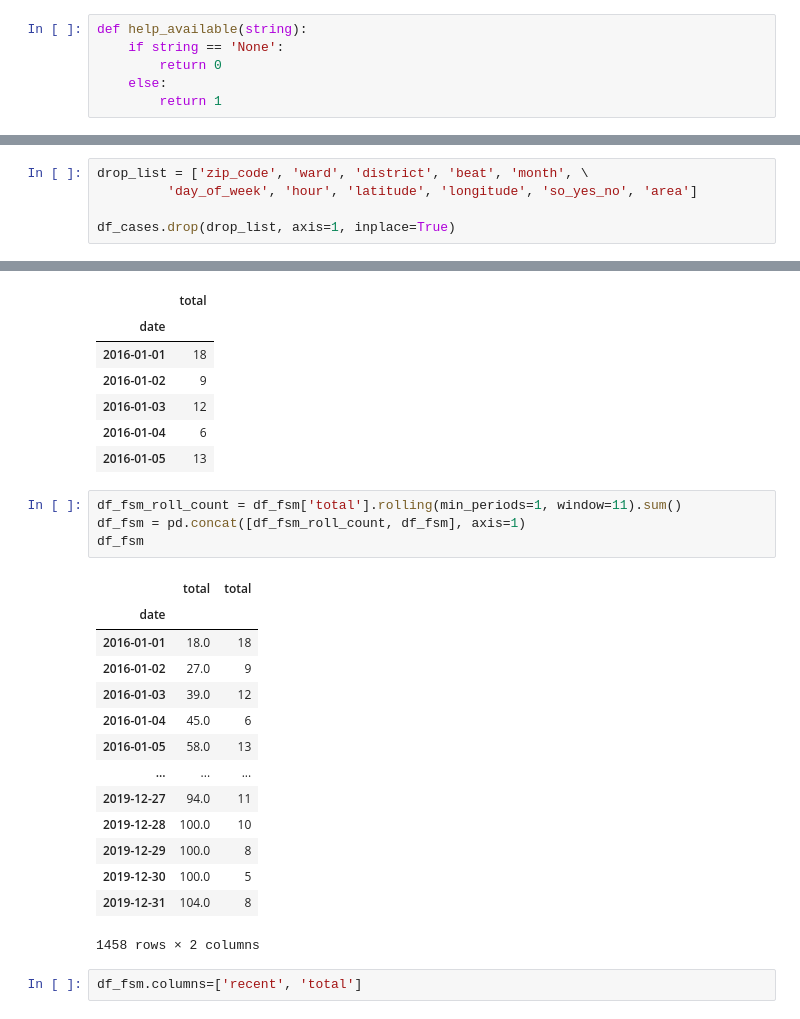
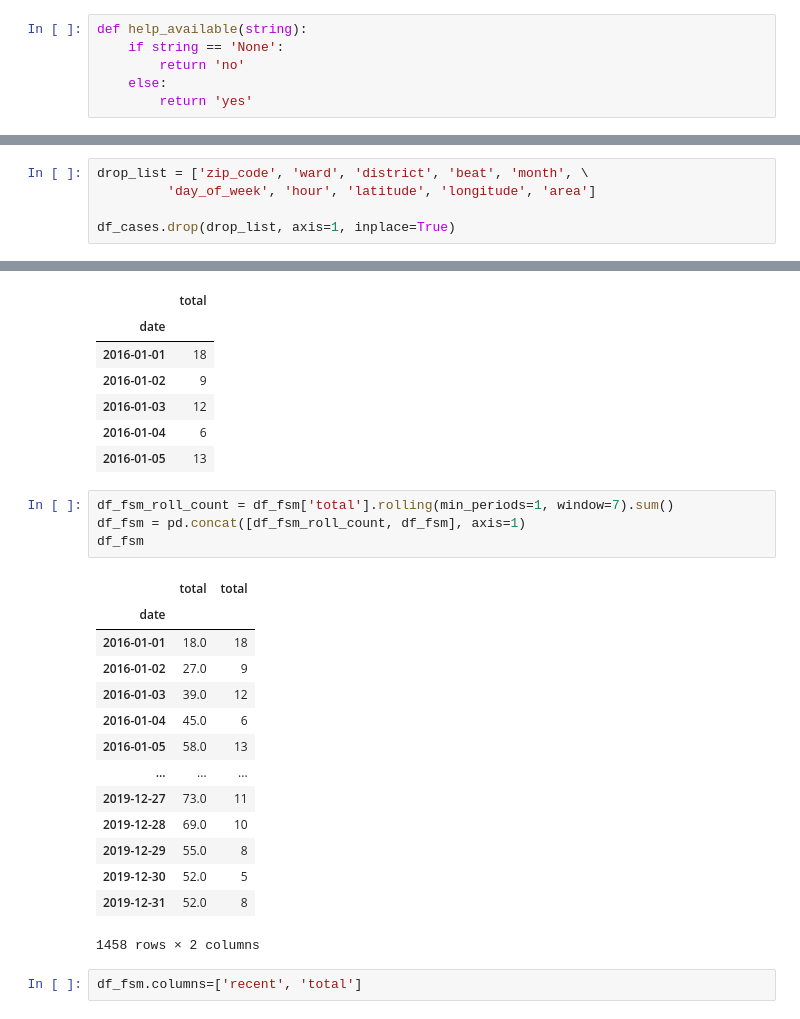
Before and after one commit to GeorgeFerre/chicago_violent_crime, a Jupyter notebook: Model.ipynb, the cells around one changed output, grey strips where cells are left out. Saved outputs shown, nothing was run; the diff lists cells and outputs as text.

```diff
--- a/Model.ipynb
+++ b/Model.ipynb
@@ -85,8 +85,8 @@ Name: iucr_secondary, dtype: int64
 # %%
 def help_available(string):
     if string == 'None':
-        return 0
+        return 'no'
     else:
-        return 1
+        return 'yes'
 # %%
 df['so_yes_no'] = df['street_outreach_organization'].map(help_available)
@@ -278,7 +292,7 @@ df_cases.head()
 | 4 | 2016-01-05 | 788118 | 217 | 32 | 116 | 11851 | 13 | 39 | 199 | 543.657052 | ... |
 # %%
 drop_list = ['zip_code', 'ward', 'district', 'beat', 'month', \
-         'day_of_week', 'hour', 'latitude', 'longitude', 'so_yes_no', 'area']
+         'day_of_week', 'hour', 'latitude', 'longitude', 'area']
 
 df_cases.drop(drop_list, axis=1, inplace=True)
 # %%
@@ -310,23 +324,23 @@ df_fsm.head()
 | 2016-01-04 | 6 |
 | 2016-01-05 | 13 |
 # %%
-df_fsm_roll_count = df_fsm['total'].rolling(min_periods=1, window=11).sum()
+df_fsm_roll_count = df_fsm['total'].rolling(min_periods=1, window=7).sum()
 df_fsm = pd.concat([df_fsm_roll_count, df_fsm], axis=1)
 df_fsm
 # %% [output]
 |  | total | total |
 | date |  |  |
 | 2016-01-01 | 18.0 | 18 |
 | 2016-01-02 | 27.0 | 9 |
 | 2016-01-03 | 39.0 | 12 |
 | 2016-01-04 | 45.0 | 6 |
 | 2016-01-05 | 58.0 | 13 |
 | ... | ... | ... |
-| 2019-12-27 | 94.0 | 11 |
-| 2019-12-28 | 100.0 | 10 |
-| 2019-12-29 | 100.0 | 8 |
-| 2019-12-30 | 100.0 | 5 |
-| 2019-12-31 | 104.0 | 8 |
+| 2019-12-27 | 73.0 | 11 |
+| 2019-12-28 | 69.0 | 10 |
+| 2019-12-29 | 55.0 | 8 |
+| 2019-12-30 | 52.0 | 5 |
+| 2019-12-31 | 52.0 | 8 |
 1458 rows × 2 columns
 # %%
 df_fsm.columns=['recent', 'total']
```
Also changed, not shown: parts of 44 cells of this notebook, 1 other file.
